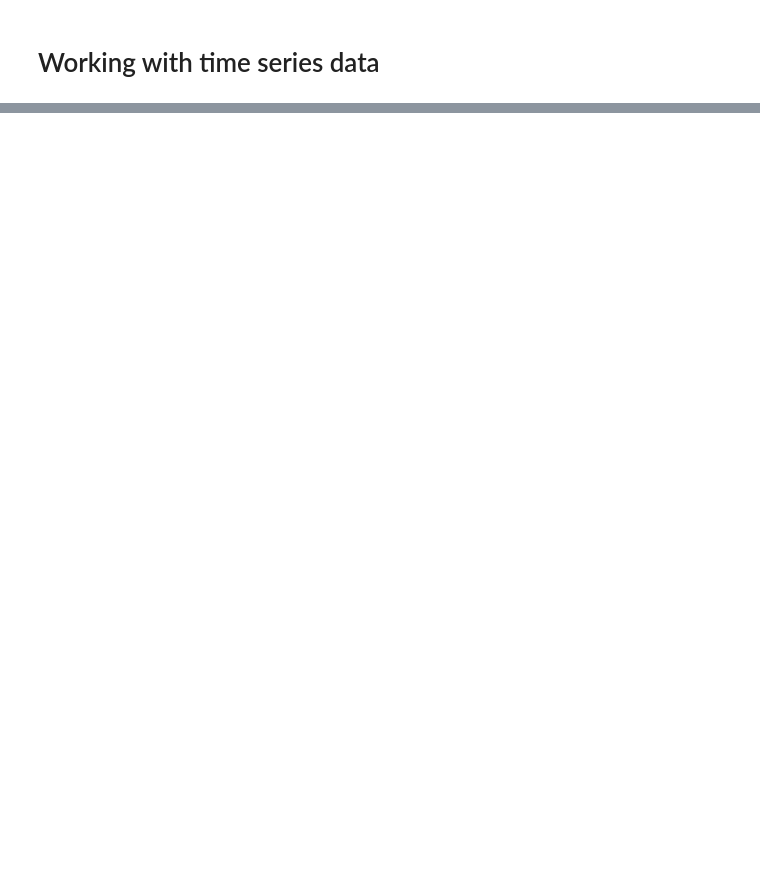
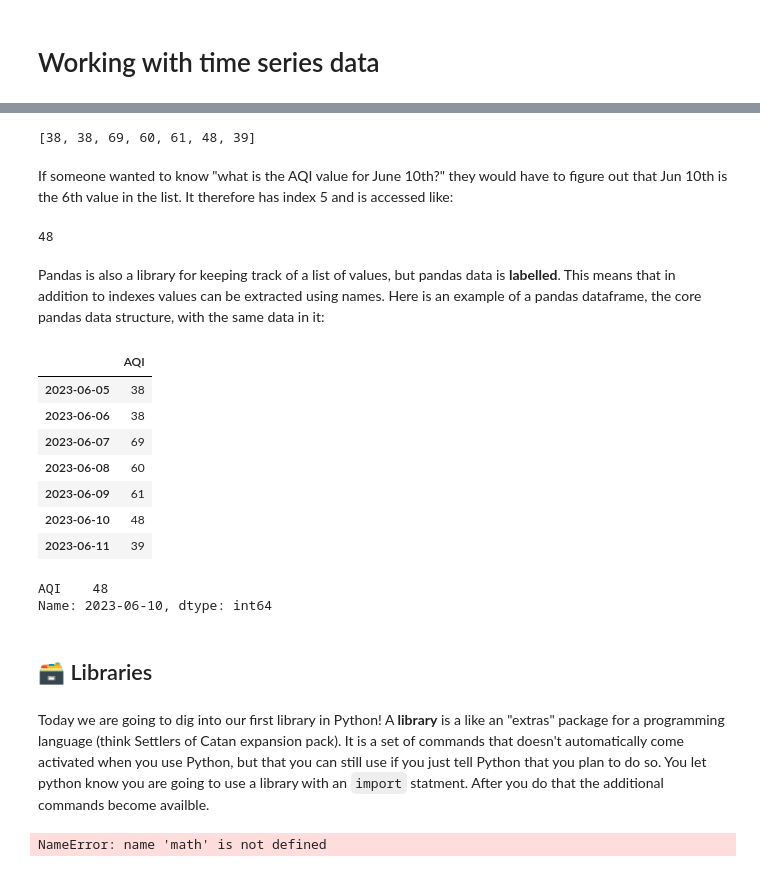
Before and after one commit to NASA-SARP/lesson2_timeseries_east, a Jupyter notebook: training.ipynb, the cells around one changed output, grey strips where cells are left out. Drawn from its saved outputs; the diff is of its cells as text; code cells hidden in the pictures; blank space fills up the shorter version.

```diff
--- a/training.ipynb
+++ b/training.ipynb
@@ -20,0 +35,14 @@ TODO: Navigating the JupyterHub and Jupyter Notebooks.
+# %%
+hampton_aqi_list = [38, 38, 69, 60, 61, 48, 39]
+
+hampton_aqi_list
+# %% [output]
+[38, 38, 69, 60, 61, 48, 39]
+# %% [markdown]
+If someone wanted to know "what is the AQI value for June 10th?" they would have to figure out that Jun 10th is the 6th value in the list. It therefore has index 5 and is accessed like:
+# %%
+hampton_aqi_list[5]
+# %% [output]
+48
+# %% [markdown]
+Pandas is also a library for keeping track of a list of values, but pandas data is **labelled**. This means that in addition to indexes values can be extracted using names. Here is an example of a pandas dataframe, the core pandas data structure, with the same data in it:
@@ -20,0 +51,29 @@ TODO: Navigating the JupyterHub and Jupyter Notebooks.
+# %%
+hampton_aqi_df = pd.DataFrame({'AQI': [38, 38, 69, 60, 61, 48, 39],},
+                              index= ['2023-06-05', '2023-06-06', '2023-06-07', '2023-06-08',
+                                      '2023-06-09', '2023-06-10', '2023-06-11']
+                             )
+hampton_aqi_df
+# %% [output]
+|  | AQI |
+| 2023-06-05 | 38 |
+| 2023-06-06 | 38 |
+| 2023-06-07 | 69 |
+| 2023-06-08 | 60 |
+| 2023-06-09 | 61 |
+| 2023-06-10 | 48 |
+| 2023-06-11 | 39 |
+# %%
+hampton_aqi_df.loc['2023-06-10']
+# %% [output]
+AQI    48
+Name: 2023-06-10, dtype: int64
+# %% [markdown]
+## 🗃️ Libraries
+# %% [markdown]
+Today we are going to dig into our first library in Python!  A **library** is a like an "extras" package for a programming language (think Settlers of Catan expansion pack).  It is a set of commands that doesn't automatically come activated when you use Python, but that you can still use if you just tell Python that you plan to do so.  You let python know you are going to use a library with an `import` statment.  After you do that the additional commands become availble.
+# %%
+# Attempting to use the `math` library before importing
+math.factorial(3)
+# %% [output]
+NameError: name 'math' is not defined
```
Also changed, not shown: parts of 66 cells of this notebook, 6 other files.
